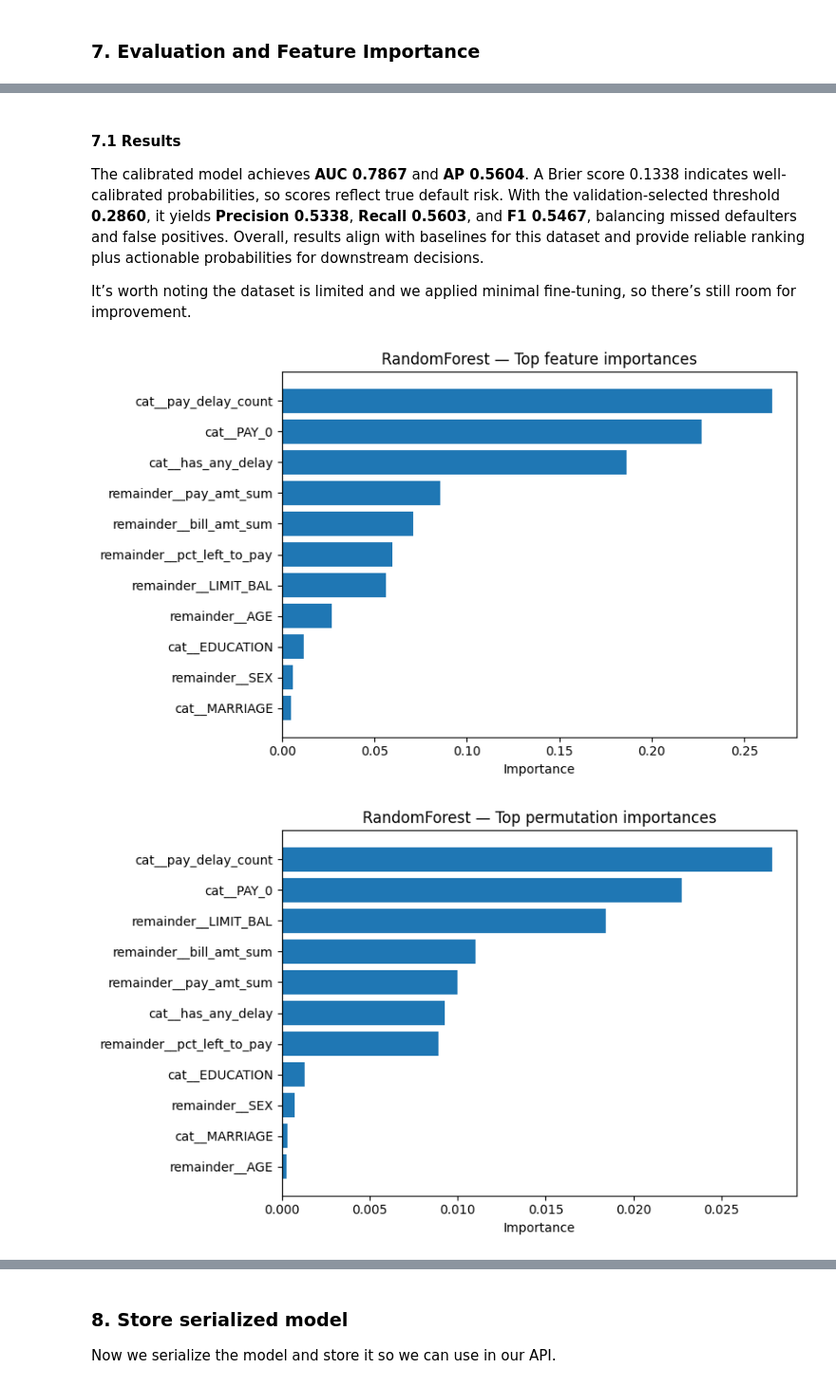
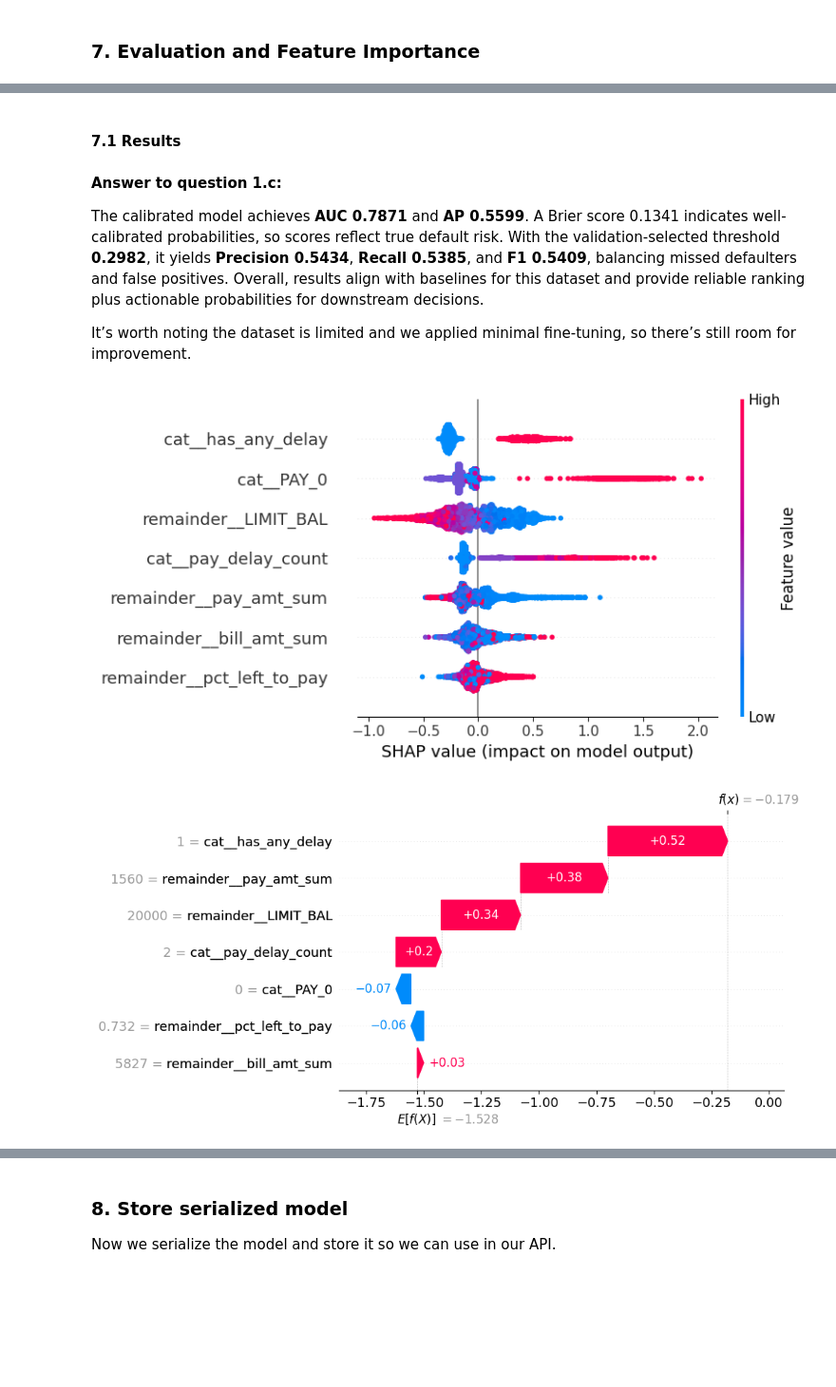
Before and after one commit to Daniel-Farina2/default-credit-card-clients, a Jupyter notebook: notebooks/eda_and_training.ipynb, the cells around one changed output, grey strips where cells are left out. Shown: that part at 95% size. Cells and saved outputs as stored; diff of their text form; code cells hidden in the pictures; blank space fills up the shorter version.

```diff
--- a/notebooks/eda_and_training.ipynb
+++ b/notebooks/eda_and_training.ipynb
@@ -609,11 +620,10 @@ def make_estimator(kind: str = "lr", *, random_state: int = SEED, **kwargs):
         )
 
     elif kind == "rf":
-        # solid, slightly-regularized RF
         return RandomForestClassifier(
-            n_estimators=300,
-            max_depth=8,
-            min_samples_leaf=10,
+            n_estimators=200,
+            criterion="log_loss",
+            max_depth=6,
             class_weight="balanced",
             n_jobs=1,
             random_state=random_state,
@@ -623,7 +633,7 @@ def make_estimator(kind: str = "lr", *, random_state: int = SEED, **kwargs):
     elif kind in ("cat", "catboost"):
 
         params = dict(
-            iterations=300,
+            iterations=200,
             depth=6,
             learning_rate=0.06,
             loss_function="Logloss",
@@ -919,21 +932,21 @@ A drop in AUC is expected after calibration
 from sklearn.base import clone
 from sklearn.calibration import CalibratedClassifierCV
 
-# Build the final preprocessing + RF (AGG ONLY, no fixes)
+# Build the final preprocessing + CAT (AGG ONLY, with fixes)
 pre_template = build_preprocessor(
     df_sample=X_train,
     model_kind="tree",
-    apply_fixes=False,
+    apply_fixes=True,
     aggregate=True,
     drop_original=True,
 )
 
-rf_template = make_estimator(kind="rf", random_state=SEED)
+model_template = make_estimator(kind="cat", random_state=SEED)
 
 pipe_template = Pipeline(
     [
         ("preprocess", pre_template),
-        ("model", rf_template),
+        ("model", model_template),
     ]
 )
 
@@ -1024,61 +1037,59 @@ threshold: 0.2860
 # %% [markdown]
 #### 7.1 Results
 
-The calibrated model achieves **AUC 0.7867** and **AP 0.5604**. A Brier score 0.1338 indicates well-calibrated probabilities, so scores reflect true default risk. With the validation-selected threshold **0.2860**, it yields **Precision 0.5338**, **Recall 0.5603**, and **F1 0.5467**, balancing missed defaulters and false positives. Overall, results align with baselines for this dataset and provide reliable ranking plus actionable probabilities for downstream decisions.
+#### Answer to question 1.c:
+
+The calibrated model achieves **AUC 0.7871** and **AP 0.5599**. A Brier score 0.1341 indicates well-calibrated probabilities, so scores reflect true default risk. With the validation-selected threshold **0.2982**, it yields **Precision 0.5434**, **Recall 0.5385**, and **F1 0.5409**, balancing missed defaulters and false positives. Overall, results align with baselines for this dataset and provide reliable ranking plus actionable probabilities for downstream decisions.
 
 It’s worth noting the dataset is limited and we applied minimal fine-tuning, so there’s still room for improvement.
 # %%
+import shap
 from sklearn import config_context
 from sklearn.inspection import permutation_importance
 
-# Gini importance
+# SHAP importance
 with config_context(transform_output="pandas"):
     Xtr_proc = pipe_fi.named_steps["preprocess"].transform(
         X_train
     )
     Xte_proc = pipe_fi.named_steps["preprocess"].transform(X_test)
 
 feat_names = Xtr_proc.columns.tolist()
 
-importances = pipe_fi.named_steps["model"].feature_importances_
-fi = (
-    pd.DataFrame({"feature": feat_names, "importance": importances})
-    .sort_values("importance", ascending=False)
-    .reset_index(drop=True)
-)
+# CatBoost TreeExplainer
+model = pipe_fi.named_steps["model"]
+explainer = shap.TreeExplainer(model)
 
-plt.figure(figsize=(8, 5))
-topk = fi.head(15).iloc[::-1]
-plt.barh(topk["feature"], topk["importance"])
-plt.title("RandomForest — Top feature importances")
-plt.xlabel("Importance")
-plt.tight_layout()
-plt.show()
+background = Xtr_proc.sample(n=min(500, len(Xtr_proc)), random_state=SEED)
+sh_values = explainer(Xte_proc, check_additivity=False)
+sh_values.feature_names = feat_names
+shap.summary_plot(sh_values.values, Xte_proc, feature_names=feat_names, rng=SEED)
+shap.plots.waterfall(sh_values[0], max_display=15)
 
 # permutation importance
 perm = permutation_importance(
     pipe_fi.named_steps["model"],
     Xte_proc,
     y_test,
     n_repeats=10,
-    random_state=42,
+    random_state=SEED,
     n_jobs=-1,
     scoring="roc_auc",
 )
 
 perm_df = (
     pd.DataFrame({"feature": feat_names, "importance": perm.importances_mean})
     .sort_values("importance", ascending=False)
     .reset_index(drop=True)
 )
 
 plt.figure(figsize=(8, 5))
 topk_perm = perm_df.head(15).iloc[::-1]
 plt.barh(topk_perm["feature"], topk_perm["importance"])
-plt.title("RandomForest — Top permutation importances")
+plt.title("Catboost — Top permutation importances")
 plt.xlabel("Importance")
 plt.tight_layout()
 plt.show()
 # %% [output]
-[figure, old version]
+[figure, new version]
-[figure, old version]
+[figure, new version]
```
Also changed, not shown: parts of 18 cells of this notebook, 9 other files.
